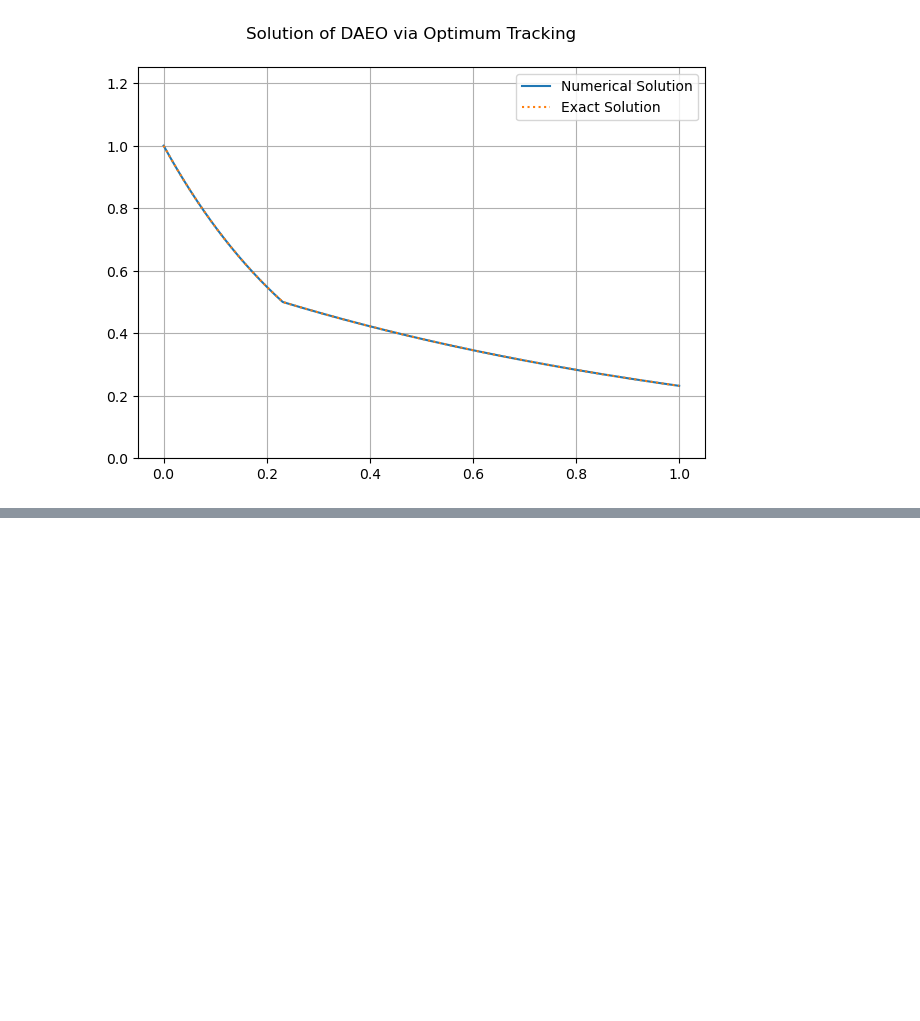
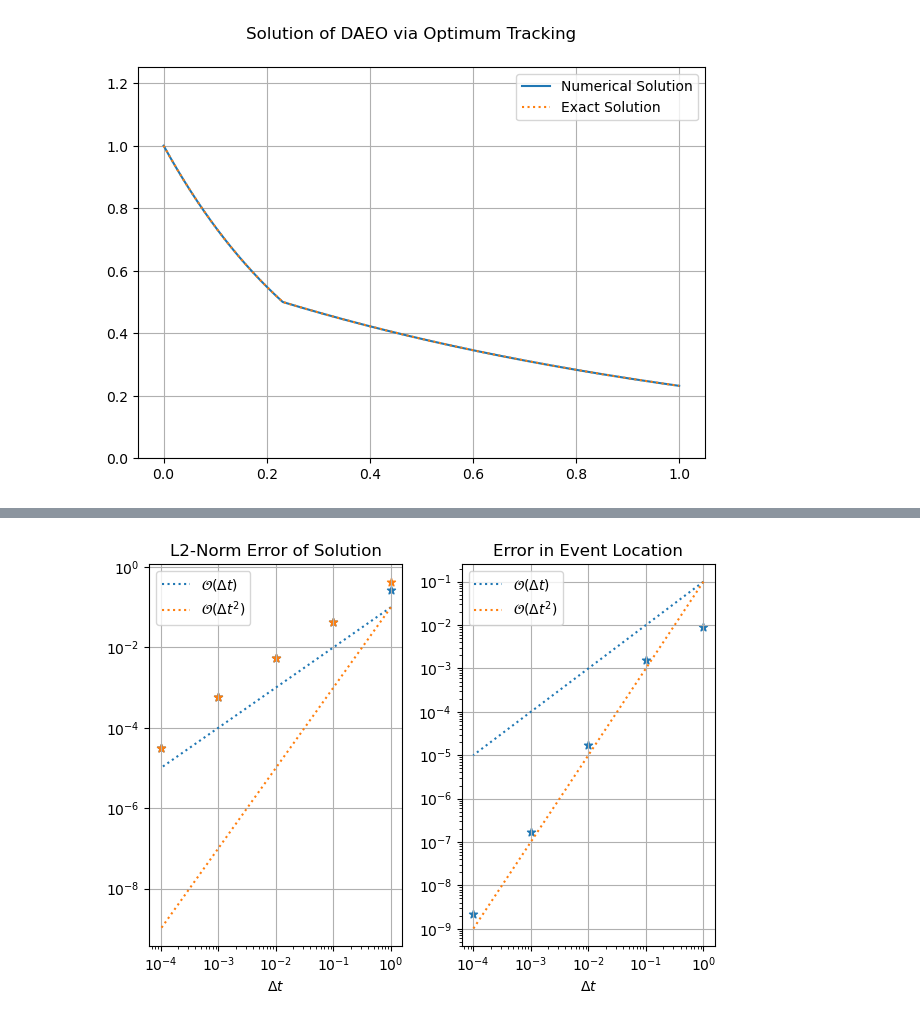
Before and after one commit to STCE-at-RWTH/daeo-tracking-solver, a Jupyter notebook: notebooks/simple_daeo_convergence_study.ipynb, the cells around one changed output, grey strips where cells are left out. Saved outputs shown, nothing was run; the diff lists cells and outputs as text; code cells hidden in the pictures; blank space fills up the shorter version.

```diff
--- a/notebooks/simple_daeo_convergence_study.ipynb
+++ b/notebooks/simple_daeo_convergence_study.ipynb
@@ -118,0 +118,5 @@ plot.show()
+# %%
+f1, ax1 = daeo_convergence_plots(dt_noevt, l2_err_noevt, evt_err_noevt, fig, ax, plot_order=False)
+f1
+# %% [output]
+[figure, added]
```
Also changed, not shown: parts of 8 cells of this notebook, 2 other files.
